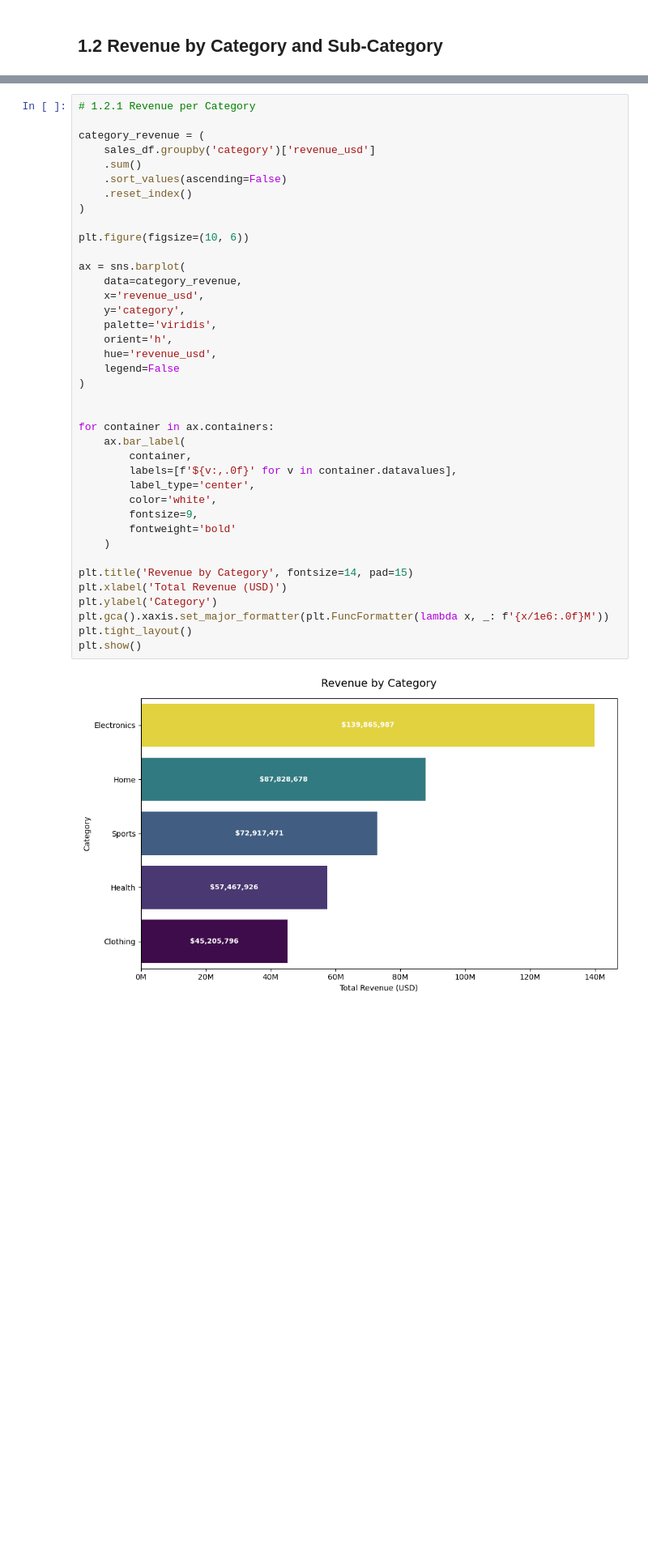
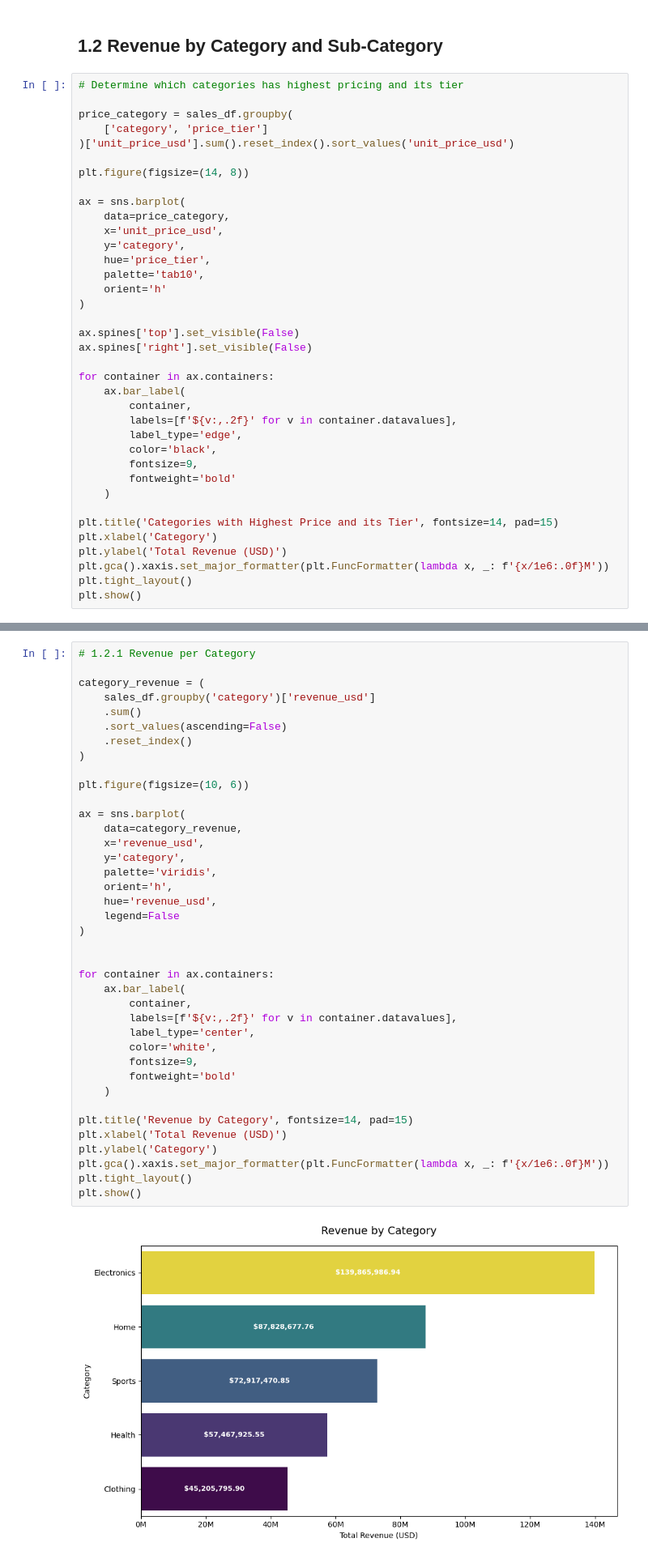
Before and after one commit to judiellegaspina/Ecommerce-EDA-and-Sales-Prediction, a Jupyter notebook: 05_Sales_Analysis.ipynb, the cells around one changed output, grey strips where cells are left out. Shown at 81% size. Cells and saved outputs as stored; diff of their text form; blank space fills up the shorter version.

```diff
--- a/05_Sales_Analysis.ipynb
+++ b/05_Sales_Analysis.ipynb
@@ -248,3 +248,40 @@ plt.show()
 [figure]
 # %% [markdown]
 ## 1.2 Revenue by Category and Sub-Category
+# %%
+# Determine which categories has highest pricing and its tier
+
+price_category = sales_df.groupby(
+    ['category', 'price_tier']
+)['unit_price_usd'].sum().reset_index().sort_values('unit_price_usd')
+
+plt.figure(figsize=(14, 8))
+
+ax = sns.barplot(
+    data=price_category,
+    x='unit_price_usd',
+    y='category',
+    hue='price_tier',
+    palette='tab10',
+    orient='h'
+)
+
+ax.spines['top'].set_visible(False)
+ax.spines['right'].set_visible(False)
+
+for container in ax.containers:
+    ax.bar_label(
+        container,
+        labels=[f'${v:,.2f}' for v in container.datavalues],
+        label_type='edge',
+        color='black',
+        fontsize=9,
+        fontweight='bold'
+    )
+
+plt.title('Categories with Highest Price and its Tier', fontsize=14, pad=15)
+plt.xlabel('Category')
+plt.ylabel('Total Revenue (USD)')
+plt.gca().xaxis.set_major_formatter(plt.FuncFormatter(lambda x, _: f'{x/1e6:.0f}M'))
+plt.tight_layout()
+plt.show()
@@ -260,35 +299,35 @@ category_revenue = (
 
 plt.figure(figsize=(10, 6))
 
 ax = sns.barplot(
     data=category_revenue,
     x='revenue_usd',
     y='category',
     palette='viridis',
     orient='h',
     hue='revenue_usd',
     legend=False
 )
 
 
 for container in ax.containers:
     ax.bar_label(
         container,
-        labels=[f'${v:,.0f}' for v in container.datavalues],
+        labels=[f'${v:,.2f}' for v in container.datavalues],
         label_type='center',
         color='white',
         fontsize=9,
         fontweight='bold'
     )
 
 plt.title('Revenue by Category', fontsize=14, pad=15)
 plt.xlabel('Total Revenue (USD)')
 plt.ylabel('Category')
 plt.gca().xaxis.set_major_formatter(plt.FuncFormatter(lambda x, _: f'{x/1e6:.0f}M'))
 plt.tight_layout()
 plt.show()
 # %% [output]
-[figure, old version]
+[figure, new version]
 # %%
 # 1.2.1 Top 10 Revenue Sub Category
 
```
Also changed, not shown: parts of 3 cells of this notebook.
